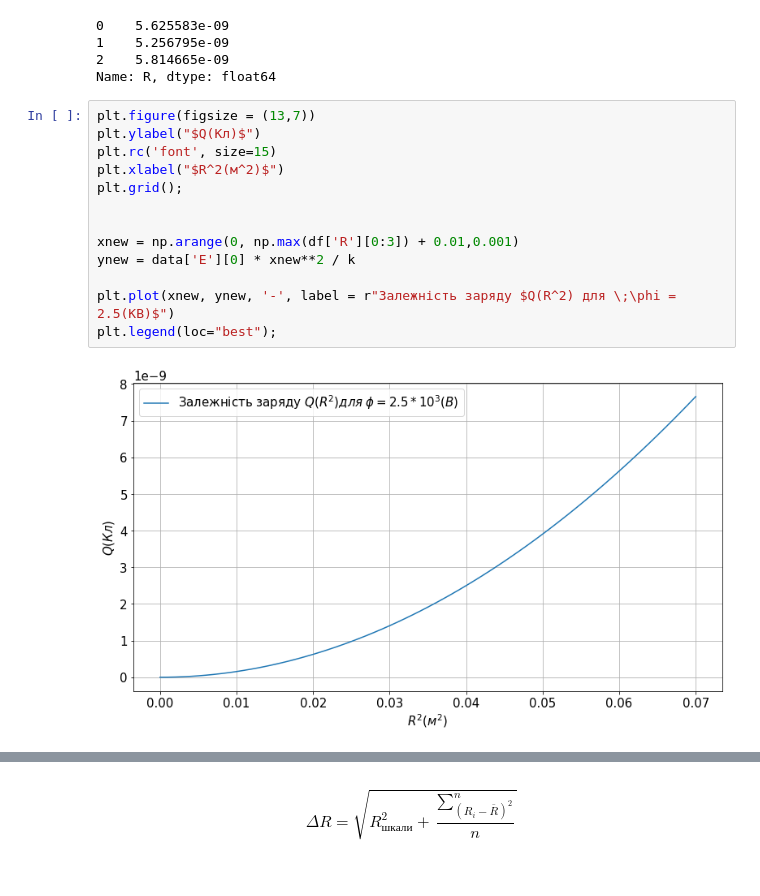
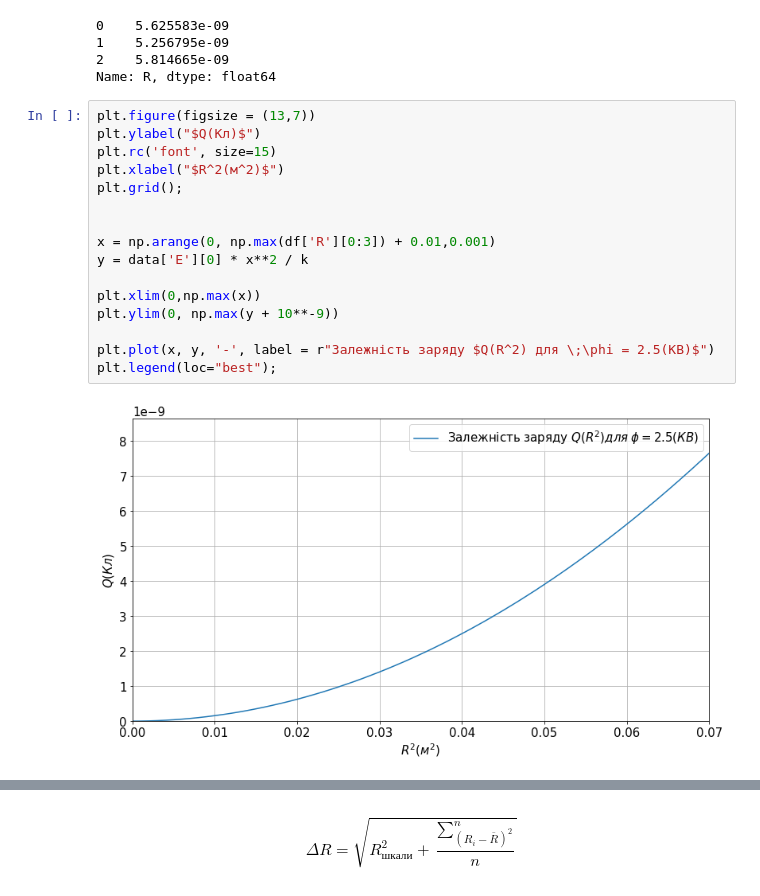
Before and after one commit to ShkalikovOleh/Physics-Labs, a Jupyter notebook: Electricity and magnetism/Lab2 | Electric potential/Lab 2 | Electric potential.ipynb, the cells around one changed output, grey strips where cells are left out. Drawn from its saved outputs; the diff is of its cells as text.

Commit message:
Pretty graphic EM Lab2

```diff
--- a/Electricity and magnetism/Lab2 | Electric potential/Lab 2 | Electric potential.ipynb
+++ b/Electricity and magnetism/Lab2 | Electric potential/Lab 2 | Electric potential.ipynb
@@ -74,15 +74,18 @@ Name: R, dtype: float64
 # %%
 plt.figure(figsize = (13,7))
 plt.ylabel("$Q(Кл)$")
 plt.rc('font', size=15)
 plt.xlabel("$R^2(м^2)$")
 plt.grid();
 
 
-xnew = np.arange(0, np.max(df['R'][0:3]) + 0.01,0.001)
-ynew = data['E'][0] * xnew**2 / k
+x = np.arange(0, np.max(df['R'][0:3]) + 0.01,0.001)
+y = data['E'][0] * x**2 / k
 
-plt.plot(xnew, ynew, '-', label = r"Залежність заряду $Q(R^2) для \;\phi = 2.5(КВ)$")
+plt.xlim(0,np.max(x))
+plt.ylim(0, np.max(y + 10**-9))
+
+plt.plot(x, y, '-', label = r"Залежність заряду $Q(R^2) для \;\phi = 2.5(КВ)$")
 plt.legend(loc="best");
 # %% [output]
-[figure, old version]
+[figure, new version]
```
Also changed, not shown: parts of 1 cell of this notebook.
